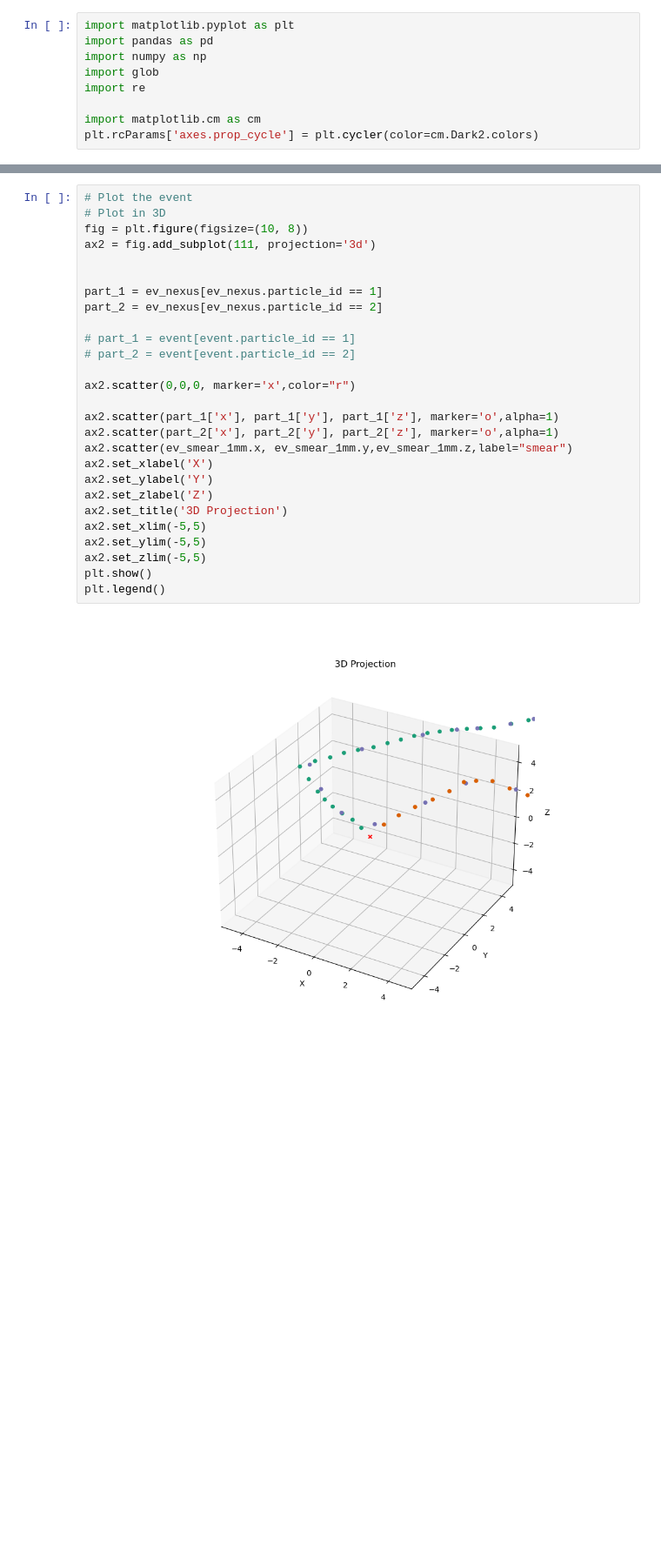
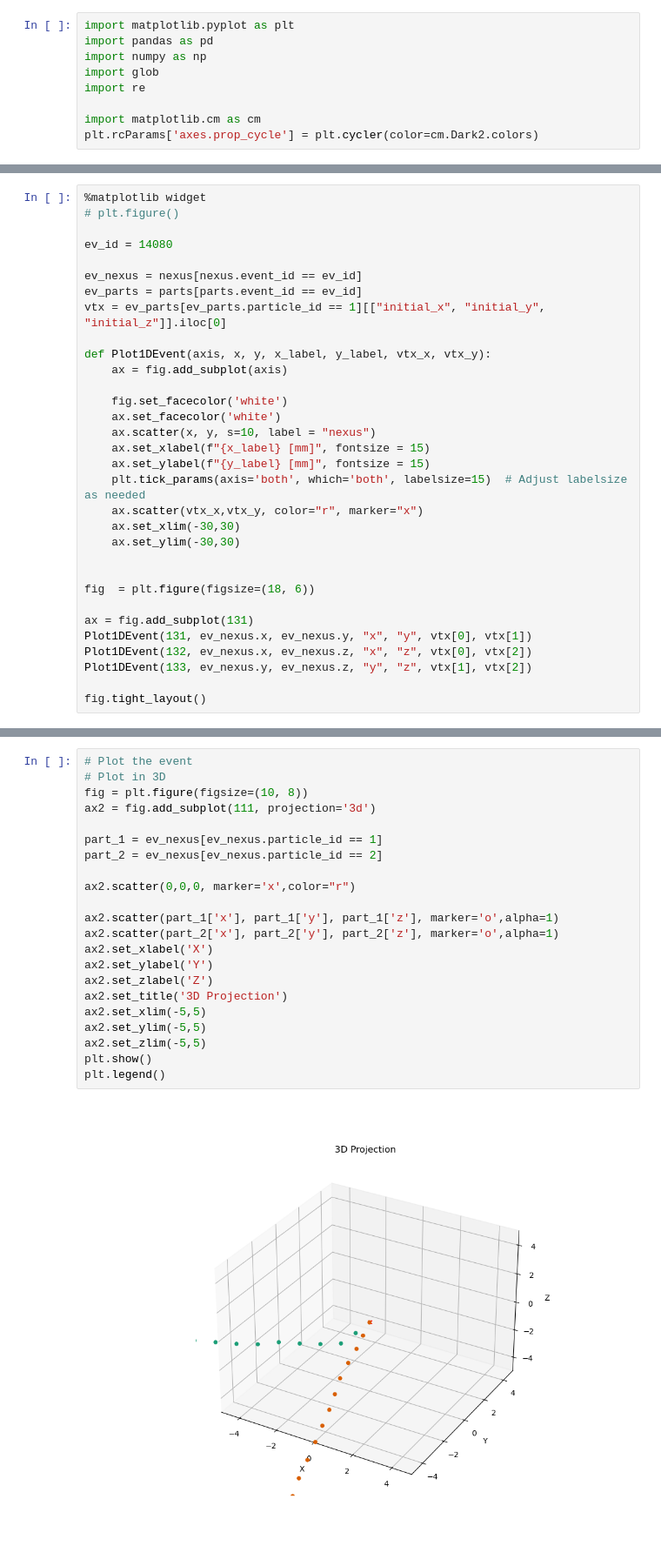
Before and after one commit to kvjmistry/NEXT_nudobe, a Jupyter notebook: workdir/PlotEvents.ipynb, the cells around one changed output, grey strips where cells are left out. Shown at 87% size. Cells and saved outputs as stored; diff of their text form; blank space fills up the shorter version.

Commit message:
Update plot script to handle z-shift

```diff
--- a/workdir/PlotEvents.ipynb
+++ b/workdir/PlotEvents.ipynb
@@ -38,0 +38,32 @@ plt.legend()
+# %%
+%matplotlib widget
+# plt.figure()
+
+ev_id = 14080
+
+ev_nexus = nexus[nexus.event_id == ev_id]
+ev_parts = parts[parts.event_id == ev_id]
+vtx = ev_parts[ev_parts.particle_id == 1][["initial_x", "initial_y", "initial_z"]].iloc[0]
+
+def Plot1DEvent(axis, x, y, x_label, y_label, vtx_x, vtx_y):
+    ax = fig.add_subplot(axis)
+
+    fig.set_facecolor('white')
+    ax.set_facecolor('white')
+    ax.scatter(x, y, s=10, label = "nexus")
+    ax.set_xlabel(f"{x_label} [mm]", fontsize = 15)
+    ax.set_ylabel(f"{y_label} [mm]", fontsize = 15)
+    plt.tick_params(axis='both', which='both', labelsize=15)  # Adjust labelsize as needed
+    ax.scatter(vtx_x,vtx_y, color="r", marker="x")
+    ax.set_xlim(-30,30)
+    ax.set_ylim(-30,30)
+
+
+fig  = plt.figure(figsize=(18, 6))
+
+ax = fig.add_subplot(131)
+Plot1DEvent(131, ev_nexus.x, ev_nexus.y, "x", "y", vtx[0], vtx[1])
+Plot1DEvent(132, ev_nexus.x, ev_nexus.z, "x", "z", vtx[0], vtx[2])
+Plot1DEvent(133, ev_nexus.y, ev_nexus.z, "y", "z", vtx[1], vtx[2])
+
+fig.tight_layout()
@@ -39,30 +72,25 @@ plt.legend()
 # %%
 # Plot the event
 # Plot in 3D
 fig = plt.figure(figsize=(10, 8))
 ax2 = fig.add_subplot(111, projection='3d')
 
-
 part_1 = ev_nexus[ev_nexus.particle_id == 1]
 part_2 = ev_nexus[ev_nexus.particle_id == 2]
-
-# part_1 = event[event.particle_id == 1]
-# part_2 = event[event.particle_id == 2]
 
 ax2.scatter(0,0,0, marker='x',color="r")
 
 ax2.scatter(part_1['x'], part_1['y'], part_1['z'], marker='o',alpha=1)
 ax2.scatter(part_2['x'], part_2['y'], part_2['z'], marker='o',alpha=1)
-ax2.scatter(ev_smear_1mm.x, ev_smear_1mm.y,ev_smear_1mm.z,label="smear")
 ax2.set_xlabel('X')
 ax2.set_ylabel('Y')
 ax2.set_zlabel('Z')
 ax2.set_title('3D Projection')
 ax2.set_xlim(-5,5)
 ax2.set_ylim(-5,5)
 ax2.set_zlim(-5,5)
 plt.show()
 plt.legend()
 # %% [output]
-[figure, old version]
+[figure, new version]
 <matplotlib.legend.Legend at 0x...>
```
Also changed, not shown: parts of 8 cells of this notebook.
